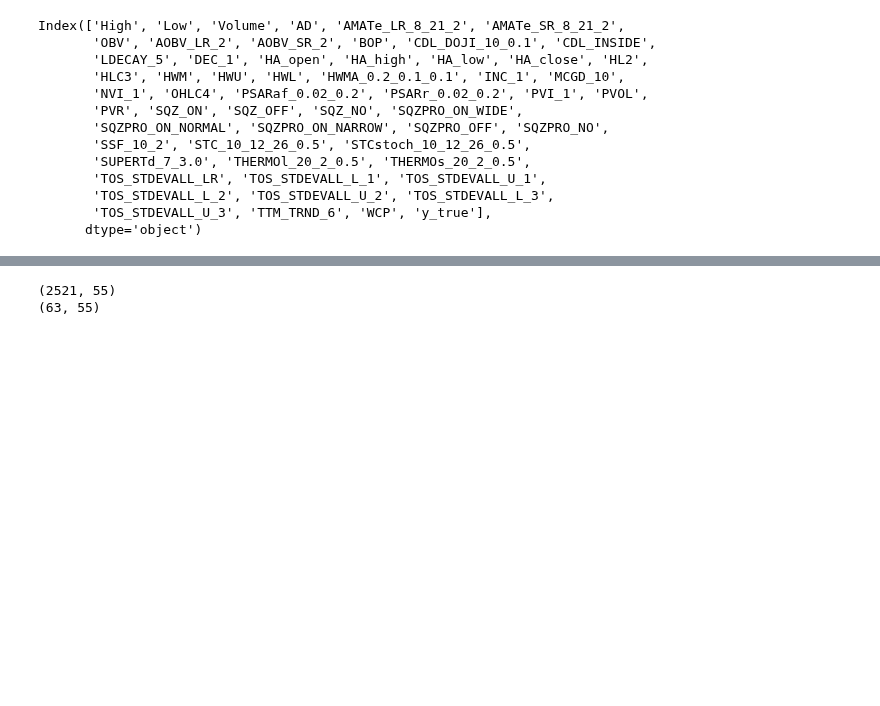
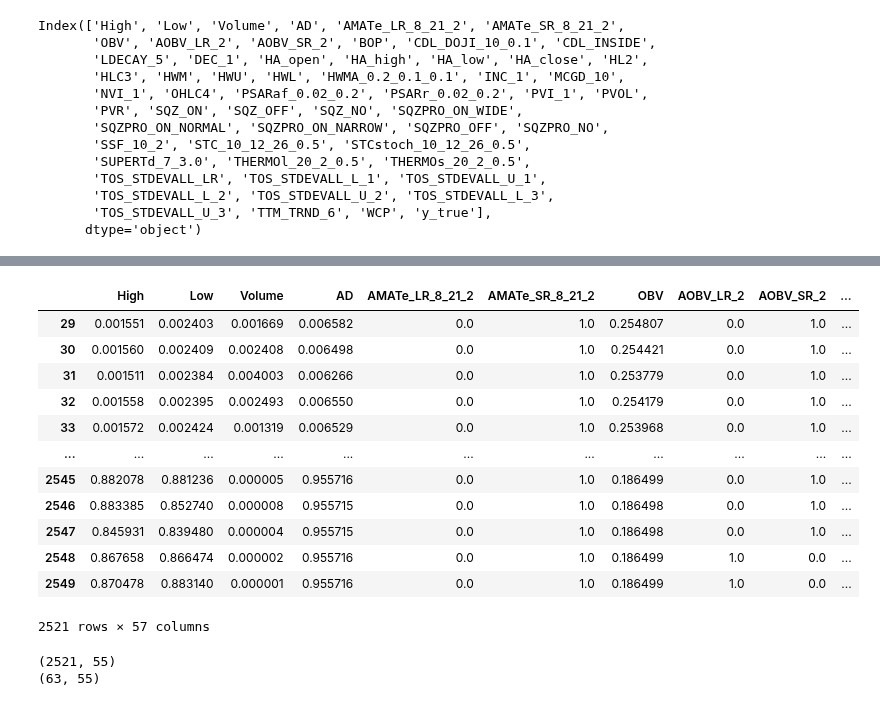
Before and after one commit to happysms/RuleBase-VS-TimeSeries-Algorithm, a Jupyter notebook: LinearRegression/linear_regression.ipynb, the cells around one changed output, grey strips where cells are left out. Saved outputs shown, nothing was run; the diff lists cells and outputs as text; code cells hidden in the pictures; blank space fills up the shorter version.

```diff
--- a/LinearRegression/linear_regression.ipynb
+++ b/LinearRegression/linear_regression.ipynb
@@ -258,3 +257,19 @@ test_df.reset_index(drop=True,inplace=True)
+# %%
+train_df
+# %% [output]
+|  | High | Low | Volume | AD | AMATe_LR_8_21_2 | AMATe_SR_8_21_2 | OBV | AOBV_LR_2 | AOBV_SR_2 | ... |
+| 29 | 0.001551 | 0.002403 | 0.001669 | 0.006582 | 0.0 | 1.0 | 0.254807 | 0.0 | 1.0 | ... |
+| 30 | 0.001560 | 0.002409 | 0.002408 | 0.006498 | 0.0 | 1.0 | 0.254421 | 0.0 | 1.0 | ... |
+| 31 | 0.001511 | 0.002384 | 0.004003 | 0.006266 | 0.0 | 1.0 | 0.253779 | 0.0 | 1.0 | ... |
+| 32 | 0.001558 | 0.002395 | 0.002493 | 0.006550 | 0.0 | 1.0 | 0.254179 | 0.0 | 1.0 | ... |
+| 33 | 0.001572 | 0.002424 | 0.001319 | 0.006529 | 0.0 | 1.0 | 0.253968 | 0.0 | 1.0 | ... |
+| ... | ... | ... | ... | ... | ... | ... | ... | ... | ... | ... |
+| 2545 | 0.882078 | 0.881236 | 0.000005 | 0.955716 | 0.0 | 1.0 | 0.186499 | 0.0 | 1.0 | ... |
+| 2546 | 0.883385 | 0.852740 | 0.000008 | 0.955715 | 0.0 | 1.0 | 0.186498 | 0.0 | 1.0 | ... |
+| 2547 | 0.845931 | 0.839480 | 0.000004 | 0.955715 | 0.0 | 1.0 | 0.186498 | 0.0 | 1.0 | ... |
+| 2548 | 0.867658 | 0.866474 | 0.000002 | 0.955716 | 0.0 | 1.0 | 0.186499 | 1.0 | 0.0 | ... |
+| 2549 | 0.870478 | 0.883140 | 0.000001 | 0.955716 | 0.0 | 1.0 | 0.186499 | 1.0 | 0.0 | ... |
+2521 rows × 57 columns
 # %%
 X_train = train_df.drop(['High', 'y_true'], axis=1,inplace=False)
 y_train = train_df['y_true']
```
Also changed, not shown: parts of 19 cells of this notebook, 1 other file.
